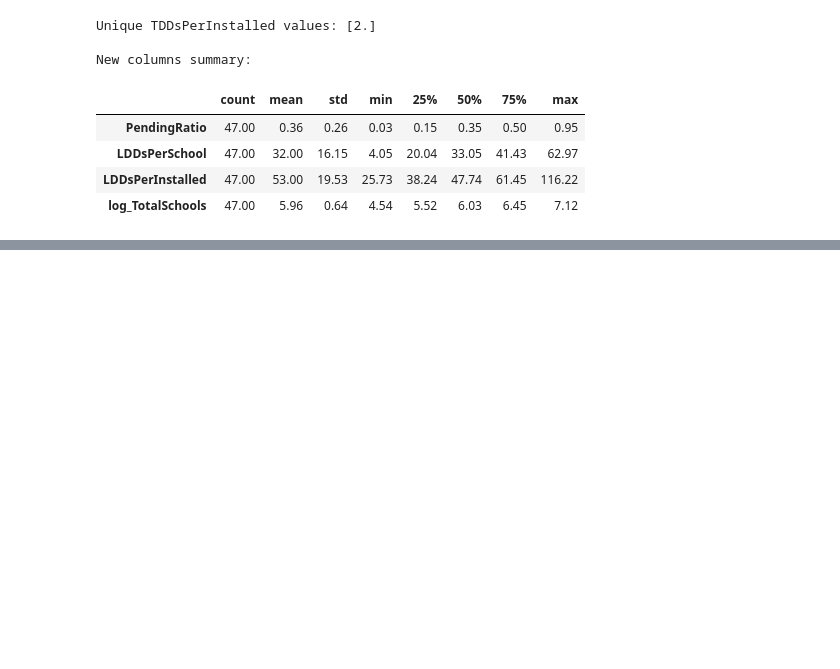
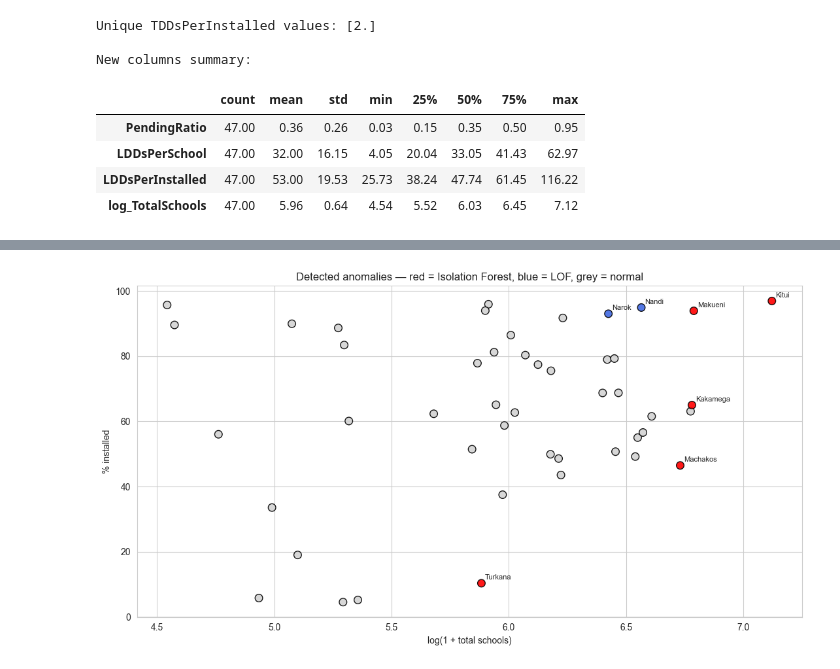
Before and after one commit to Rukundo-elie/country-schools-lab, a Jupyter notebook: Lab2_CountrySchools.ipynb, the cells around one changed output, grey strips where cells are left out. Drawn from its saved outputs; the diff is of its cells as text; code cells hidden in the pictures; blank space fills up the shorter version.

Commit message:
task 4: anomaly detection using Z-score, IQR, Isolation Forest, and LOF

```diff
--- a/Lab2_CountrySchools.ipynb
+++ b/Lab2_CountrySchools.ipynb
@@ -250,0 +274,22 @@ New columns summary:
+# %%
+# --- 5.3 Isolation Forest ---------------------------------------------------
+anom_feats = ["TOTALSCHOOLS","TotalSchoolsInstalled","SchoolsPending",
+              "PercentageInstalled","InstalledLDDs","InstalledTDDs"]
+Xa = StandardScaler().fit_transform(df[anom_feats])
+
+iso = IsolationForest(n_estimators=200, contamination=0.10, random_state=RANDOM_STATE)
+df["iso_label"] = iso.fit_predict(Xa)          # -1 = outlier
+df["iso_score"] = iso.decision_function(Xa)    # lower = more anomalous
+
+iso_out = df[df["iso_label"] == -1].sort_values("iso_score")
+print("=== Isolation Forest anomalies (contamination = 10 %) ===")
+display(iso_out[["County","TOTALSCHOOLS","PercentageInstalled","LDDsPerInstalled","iso_score"]])
+
+# --- 5.4 Local Outlier Factor -----------------------------------------------
+lof = LocalOutlierFactor(n_neighbors=7, contamination=0.10)
+df["lof_label"] = lof.fit_predict(Xa)
+df["lof_score"] = lof.negative_outlier_factor_
+
+lof_out = df[df["lof_label"] == -1].sort_values("lof_score")
+print("\n=== LOF anomalies ===")
+display(lof_out[["County","TOTALSCHOOLS","PercentageInstalled","LDDsPerInstalled","lof_score"]])
@@ -250,0 +311,21 @@ New columns summary:
+# %%
+fig, ax = plt.subplots(figsize=(11, 6))
+
+# colour: normal grey, IF outlier red, LOF outlier blue
+colors = np.where(df["iso_label"] == -1, "red",
+          np.where(df["lof_label"] == -1, "royalblue", "lightgrey"))
+
+ax.scatter(df["log_TotalSchools"], df["PercentageInstalled"],
+           c=colors, s=70, edgecolor="black", alpha=.9)
+
+for _, r in df.iterrows():
+    if r["iso_label"] == -1 or r["lof_label"] == -1:
+        ax.annotate(r["County"], (r["log_TotalSchools"], r["PercentageInstalled"]),
+                    fontsize=8, xytext=(4, 4), textcoords="offset points")
+
+ax.set_xlabel("log(1 + total schools)")
+ax.set_ylabel("% installed")
+ax.set_title("Detected anomalies — red = Isolation Forest, blue = LOF, grey = normal")
+plt.tight_layout(); plt.show()
+# %% [output]
+[figure, added]
```
Also changed, not shown: parts of 4 cells of this notebook.
